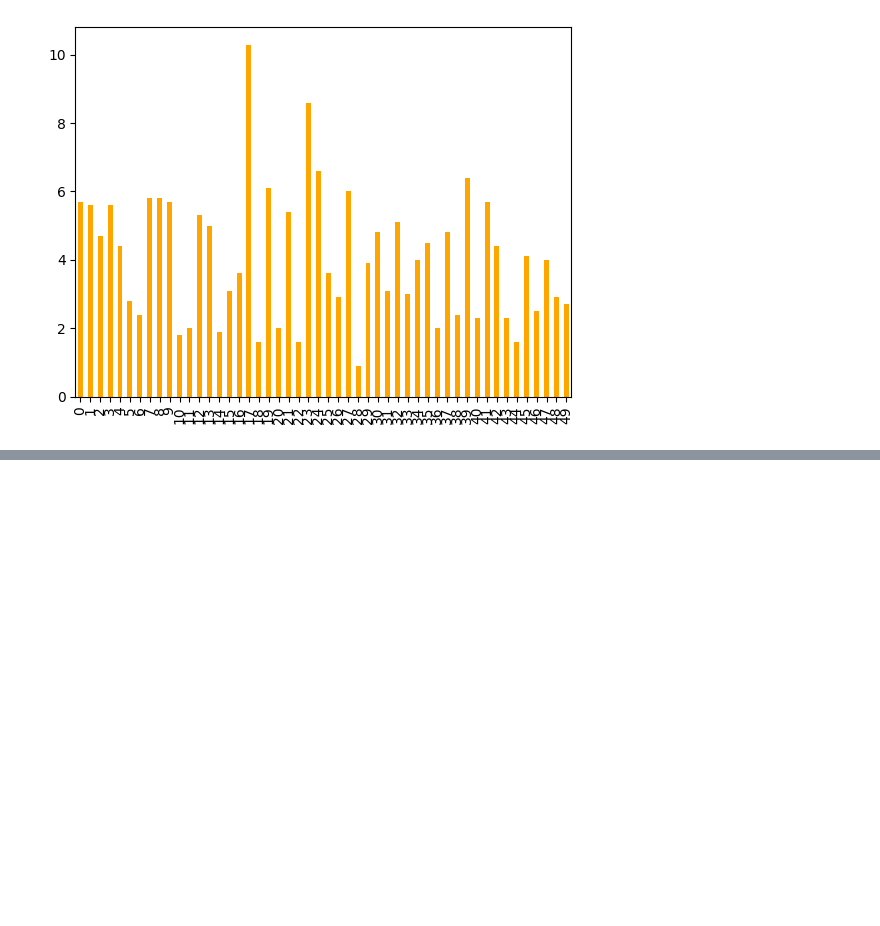
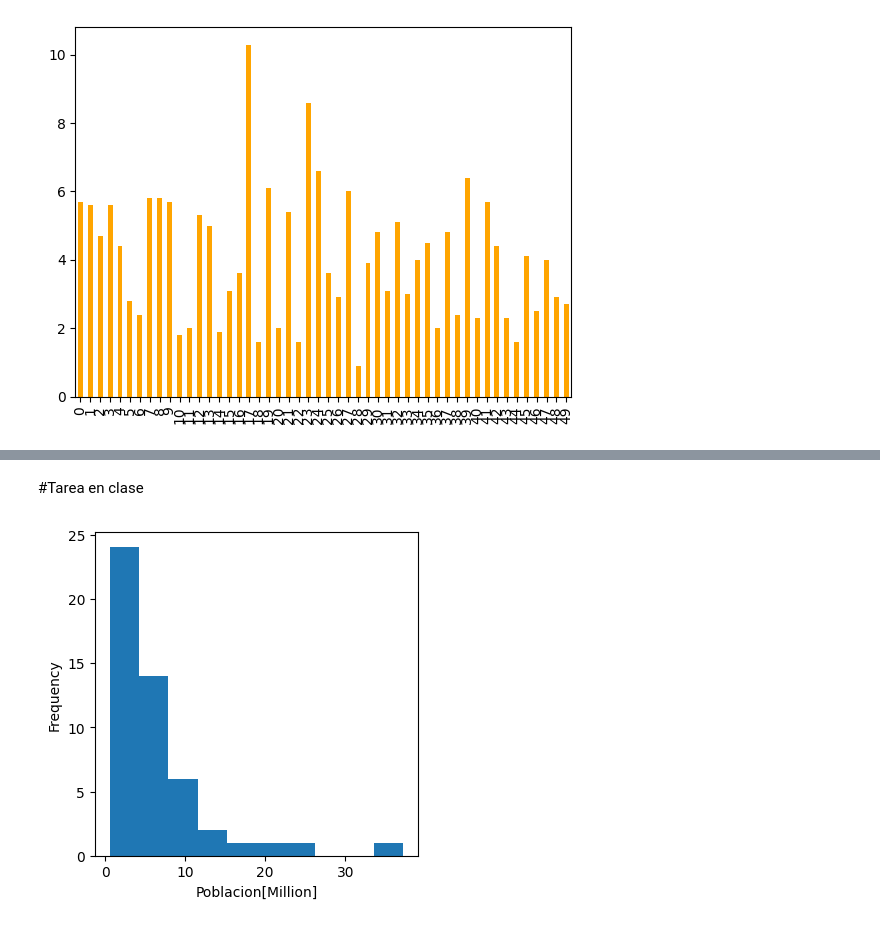
Before and after one commit to fabianandreslealbecerra-arch/Ciencia-de-datos, a Jupyter notebook: Trabajando_con_medidas_centrales.ipynb, the cells around one changed output, grey strips where cells are left out. Saved outputs shown, nothing was run; the diff lists cells and outputs as text; code cells hidden in the pictures; blank space fills up the shorter version.

```diff
--- a/Trabajando_con_medidas_centrales.ipynb
+++ b/Trabajando_con_medidas_centrales.ipynb
@@ -210,0 +215,10 @@ plt.show()
+# %% [markdown]
+#Tarea en clase
+# %%
+ax=(estado.Population/1_000_000).plot.hist(figsize=(4,4))
+ax.set_xlabel("Poblacion[Million]")
+
+plt.tight_layout()
+plt.show()
+# %% [output]
+[figure, added]
```
Also changed, not shown: parts of 26 cells of this notebook.
